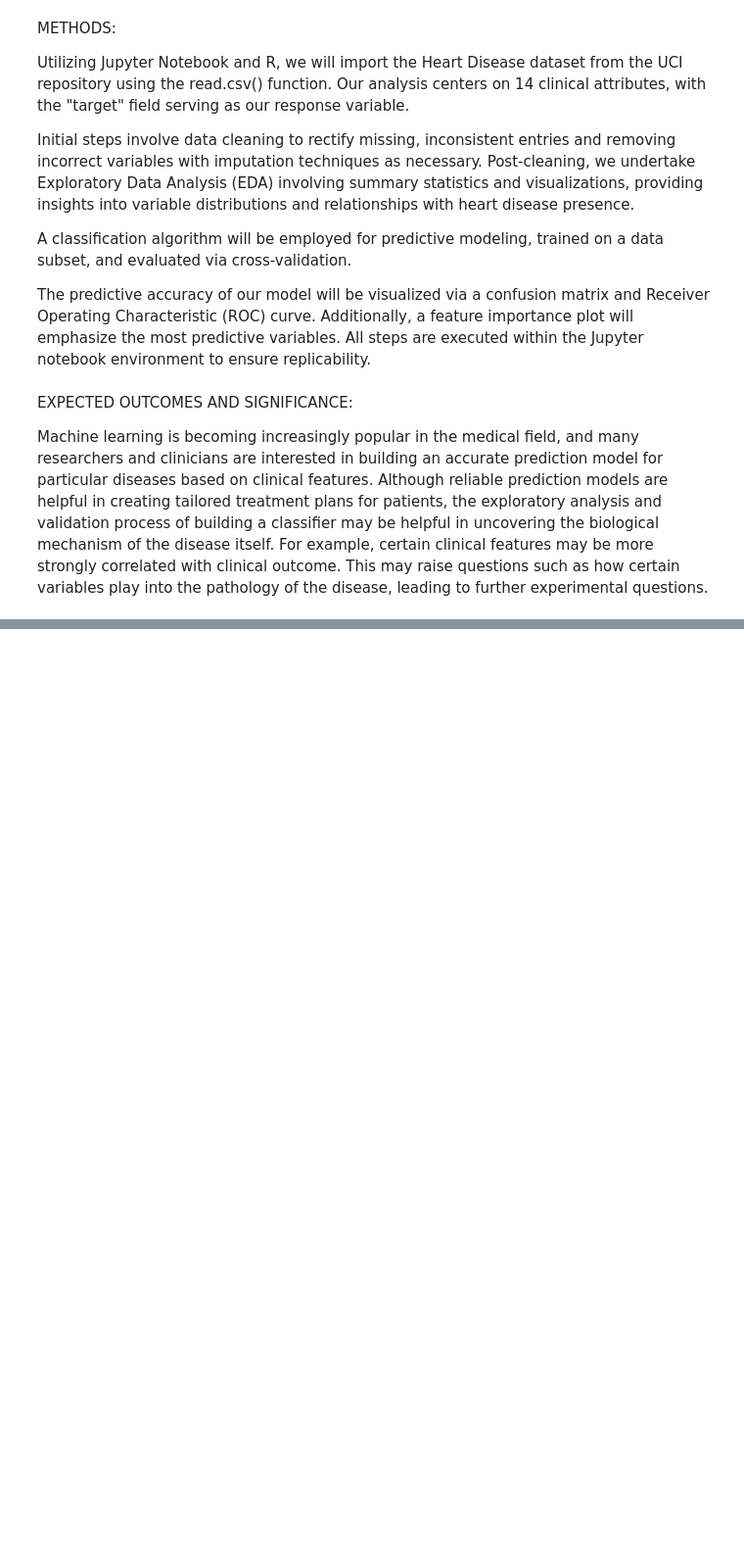
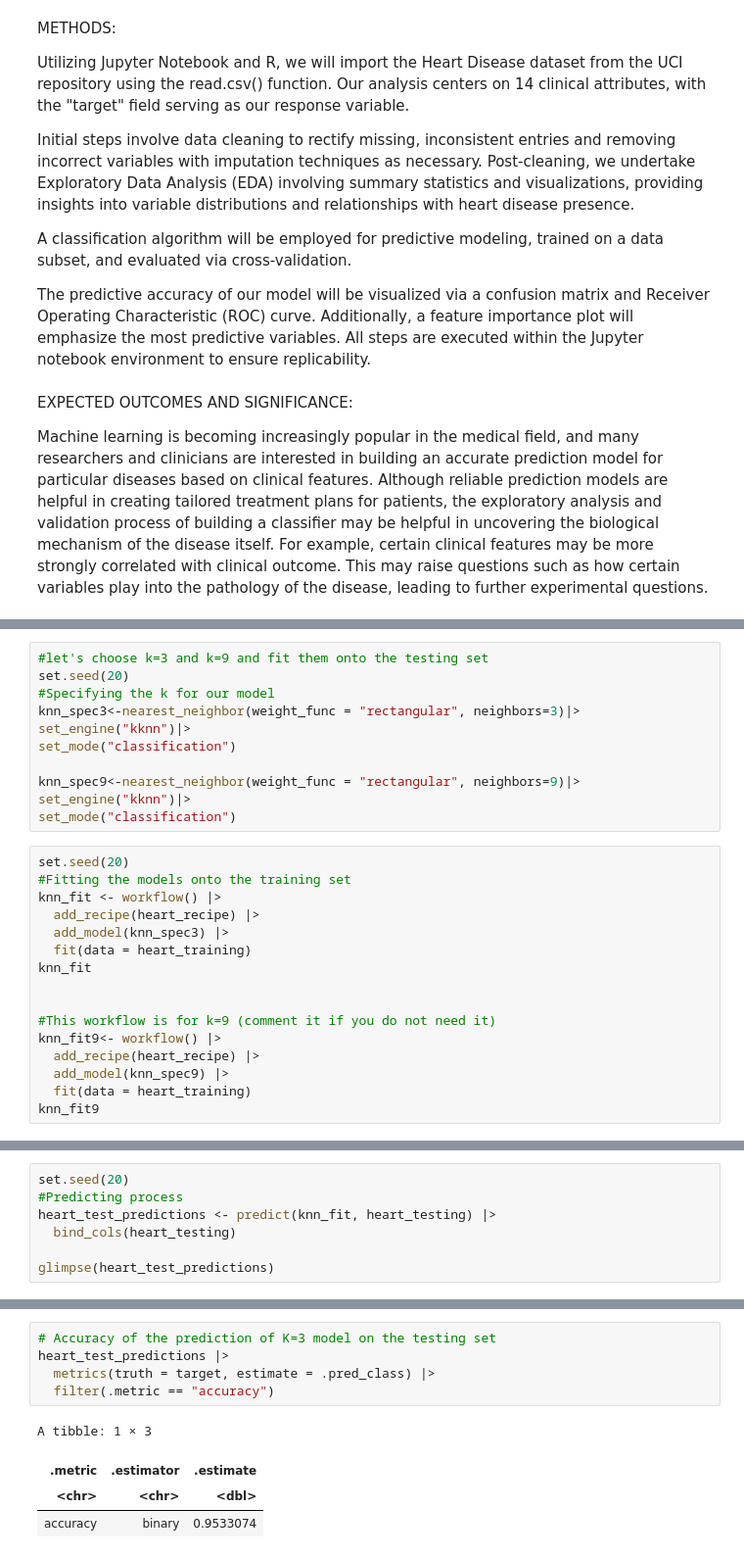
Before and after one commit to ArthurSol/heart_disease_analysis, a Jupyter notebook: Heart_disease_project.ipynb, the cells around one changed output, grey strips where cells are left out. Shown at 98% size. Drawn from its saved outputs; the diff is of its cells as text; blank space fills up the shorter version.

```diff
--- a/Heart_disease_project.ipynb
+++ b/Heart_disease_project.ipynb
@@ -229,0 +245,27 @@ Machine learning is becoming increasingly popular in the medical field, and many
+# %%
+#let's choose k=3 and k=9 and fit them onto the testing set
+set.seed(20)
+#Specifying the k for our model
+knn_spec3<-nearest_neighbor(weight_func = "rectangular", neighbors=3)|>
+set_engine("kknn")|>
+set_mode("classification")
+
+knn_spec9<-nearest_neighbor(weight_func = "rectangular", neighbors=9)|>
+set_engine("kknn")|>
+set_mode("classification")
+# %%
+set.seed(20)
+#Fitting the models onto the training set
+knn_fit <- workflow() |>
+  add_recipe(heart_recipe) |>
+  add_model(knn_spec3) |>
+  fit(data = heart_training)
+knn_fit
+
+
+#This workflow is for k=9 (comment it if you do not need it)
+knn_fit9<- workflow() |>
+  add_recipe(heart_recipe) |>
+  add_model(knn_spec9) |>
+  fit(data = heart_training)
+knn_fit9
@@ -229,0 +311,7 @@ Machine learning is becoming increasingly popular in the medical field, and many
+# %%
+set.seed(20)
+#Predicting process
+heart_test_predictions <- predict(knn_fit, heart_testing) |>
+  bind_cols(heart_testing)
+
+glimpse(heart_test_predictions)
@@ -229,0 +336,10 @@ Machine learning is becoming increasingly popular in the medical field, and many
+# %%
+# Accuracy of the prediction of K=3 model on the testing set
+heart_test_predictions |>
+  metrics(truth = target, estimate = .pred_class) |>
+  filter(.metric == "accuracy")
+# %% [output]
+A tibble: 1 × 3
+| .metric | .estimator | .estimate |
+| <chr> | <chr> | <dbl> |
+| accuracy | binary | 0.9533074 |
```
Also changed, not shown: parts of 13 cells of this notebook.
